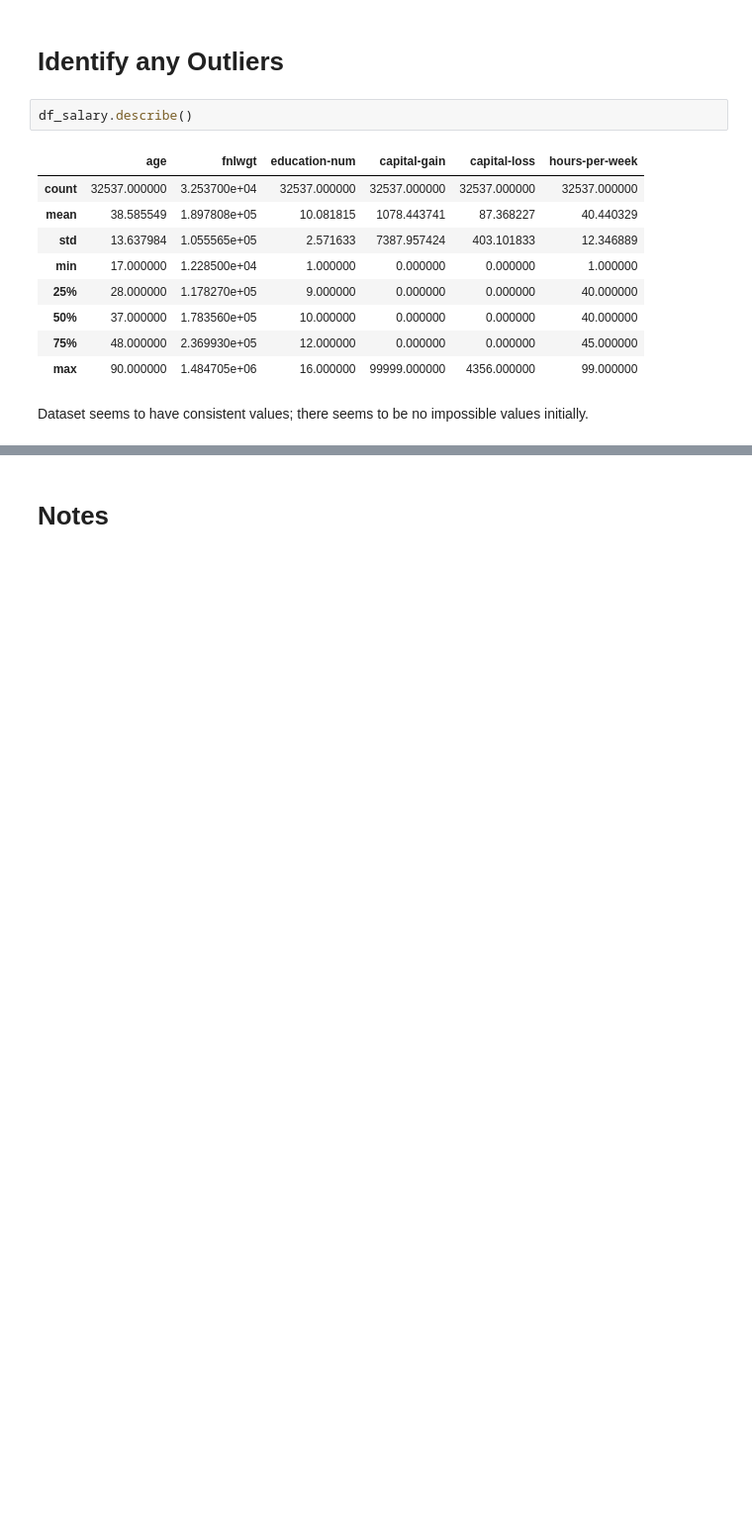
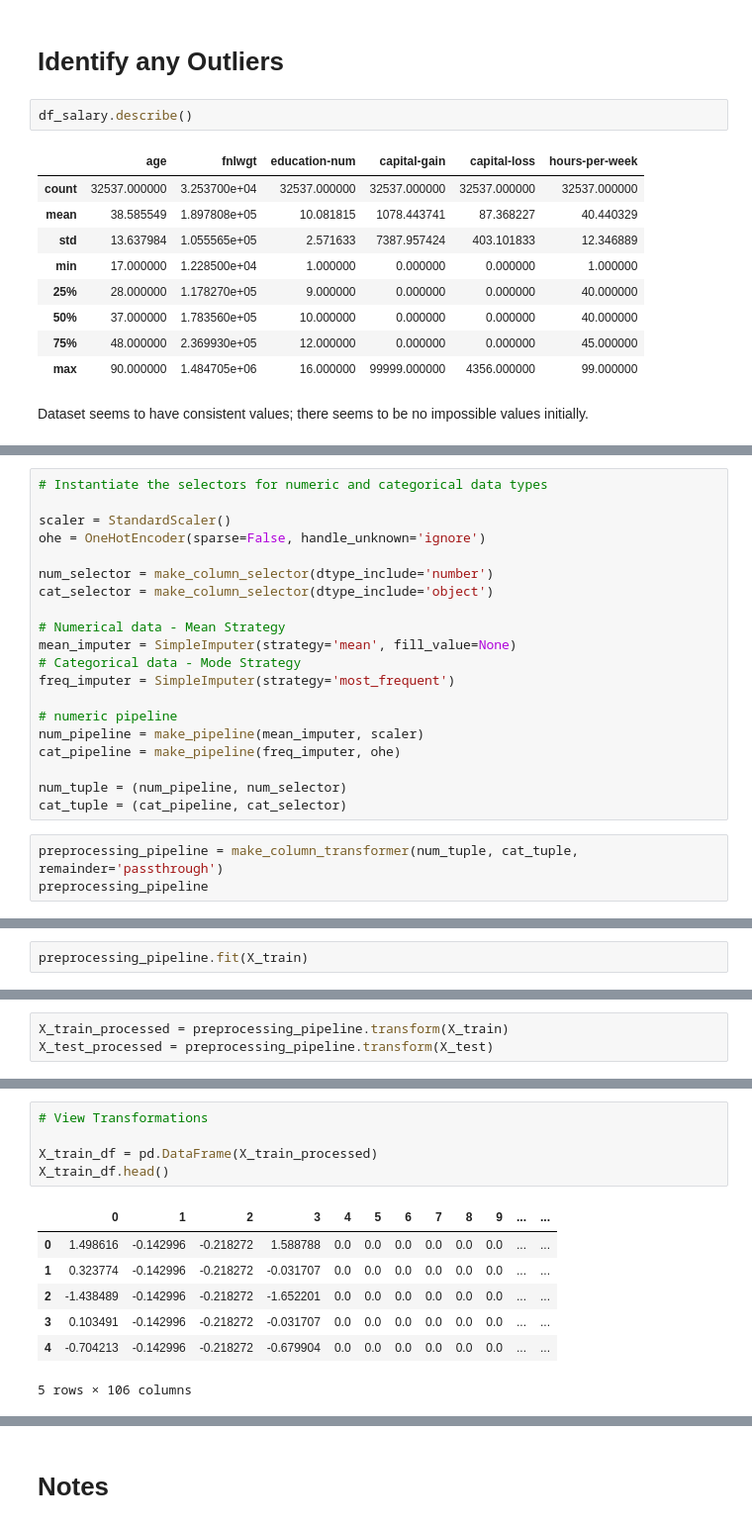
Before and after one commit to jeangarcia77/Salary-Prediction-Analysis, a Jupyter notebook: Salary_Prediction_Project.ipynb, the cells around one changed output, grey strips where cells are left out. Shown at 99% size. Saved outputs shown, nothing was run; the diff lists cells and outputs as text; blank space fills up the shorter version.

```diff
--- a/Salary_Prediction_Project.ipynb
+++ b/Salary_Prediction_Project.ipynb
@@ -408,0 +518,23 @@ X_train, X_test, y_train, y_test= train_test_split(X, y, random_state=42)
+# %%
+# Instantiate the selectors for numeric and categorical data types
+
+scaler = StandardScaler()
+ohe = OneHotEncoder(sparse=False, handle_unknown='ignore')
+
+num_selector = make_column_selector(dtype_include='number')
+cat_selector = make_column_selector(dtype_include='object')
+
+# Numerical data - Mean Strategy
+mean_imputer = SimpleImputer(strategy='mean', fill_value=None)
+# Categorical data - Mode Strategy
+freq_imputer = SimpleImputer(strategy='most_frequent')
+
+# numeric pipeline
+num_pipeline = make_pipeline(mean_imputer, scaler)
+cat_pipeline = make_pipeline(freq_imputer, ohe)
+
+num_tuple = (num_pipeline, num_selector)
+cat_tuple = (cat_pipeline, cat_selector)
+# %%
+preprocessing_pipeline = make_column_transformer(num_tuple, cat_tuple, remainder='passthrough')
+preprocessing_pipeline
@@ -408,0 +556,2 @@ X_train, X_test, y_train, y_test= train_test_split(X, y, random_state=42)
+# %%
+preprocessing_pipeline.fit(X_train)
@@ -408,0 +573,3 @@ X_train, X_test, y_train, y_test= train_test_split(X, y, random_state=42)
+# %%
+X_train_processed = preprocessing_pipeline.transform(X_train)
+X_test_processed = preprocessing_pipeline.transform(X_test)
@@ -408,0 +611,13 @@ X_train, X_test, y_train, y_test= train_test_split(X, y, random_state=42)
+# %%
+# View Transformations
+
+X_train_df = pd.DataFrame(X_train_processed)
+X_train_df.head()
+# %% [output]
+|  | 0 | 1 | 2 | 3 | 4 | 5 | 6 | 7 | 8 | 9 | ... | ... |
+| 0 | 1.498616 | -0.142996 | -0.218272 | 1.588788 | 0.0 | 0.0 | 0.0 | 0.0 | 0.0 | 0.0 | ... | ... |
+| 1 | 0.323774 | -0.142996 | -0.218272 | -0.031707 | 0.0 | 0.0 | 0.0 | 0.0 | 0.0 | 0.0 | ... | ... |
+| 2 | -1.438489 | -0.142996 | -0.218272 | -1.652201 | 0.0 | 0.0 | 0.0 | 0.0 | 0.0 | 0.0 | ... | ... |
+| 3 | 0.103491 | -0.142996 | -0.218272 | -0.031707 | 0.0 | 0.0 | 0.0 | 0.0 | 0.0 | 0.0 | ... | ... |
+| 4 | -0.704213 | -0.142996 | -0.218272 | -0.679904 | 0.0 | 0.0 | 0.0 | 0.0 | 0.0 | 0.0 | ... | ... |
+5 rows × 106 columns
```
Also changed, not shown: parts of 43 cells of this notebook.
